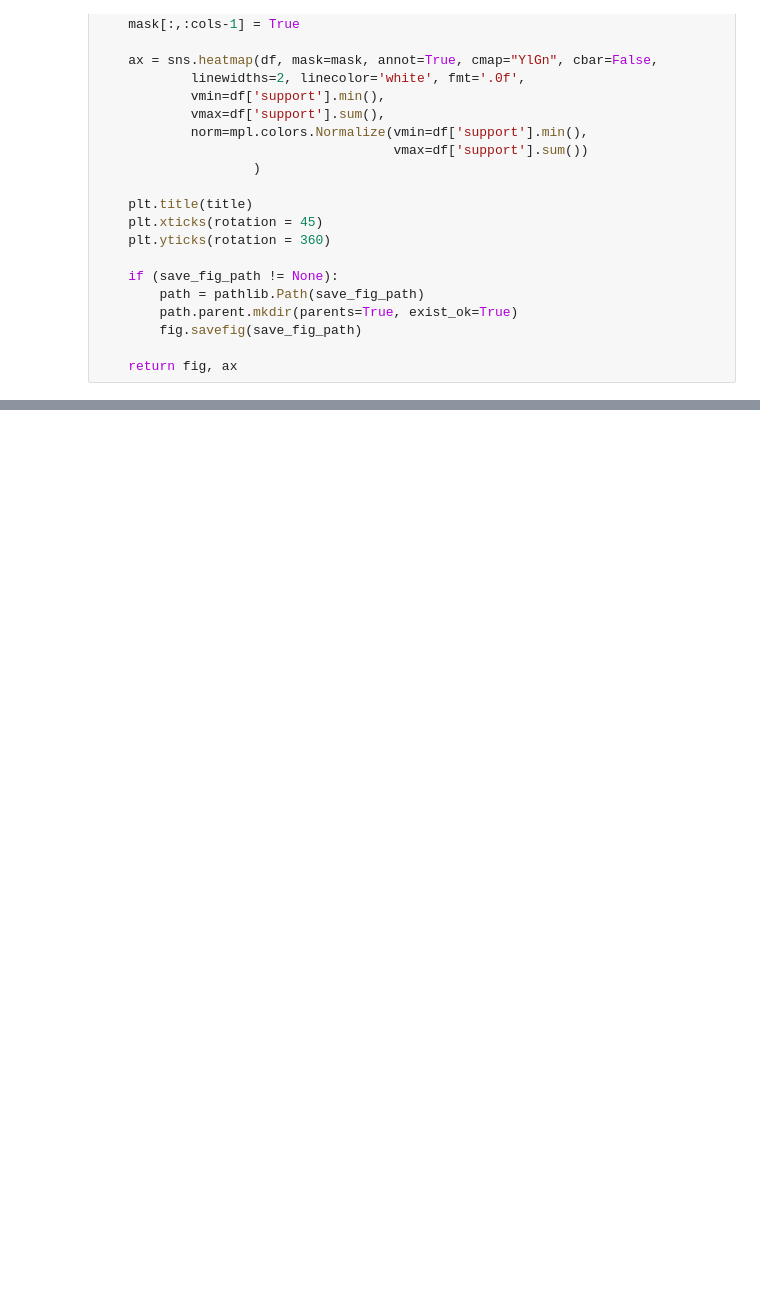
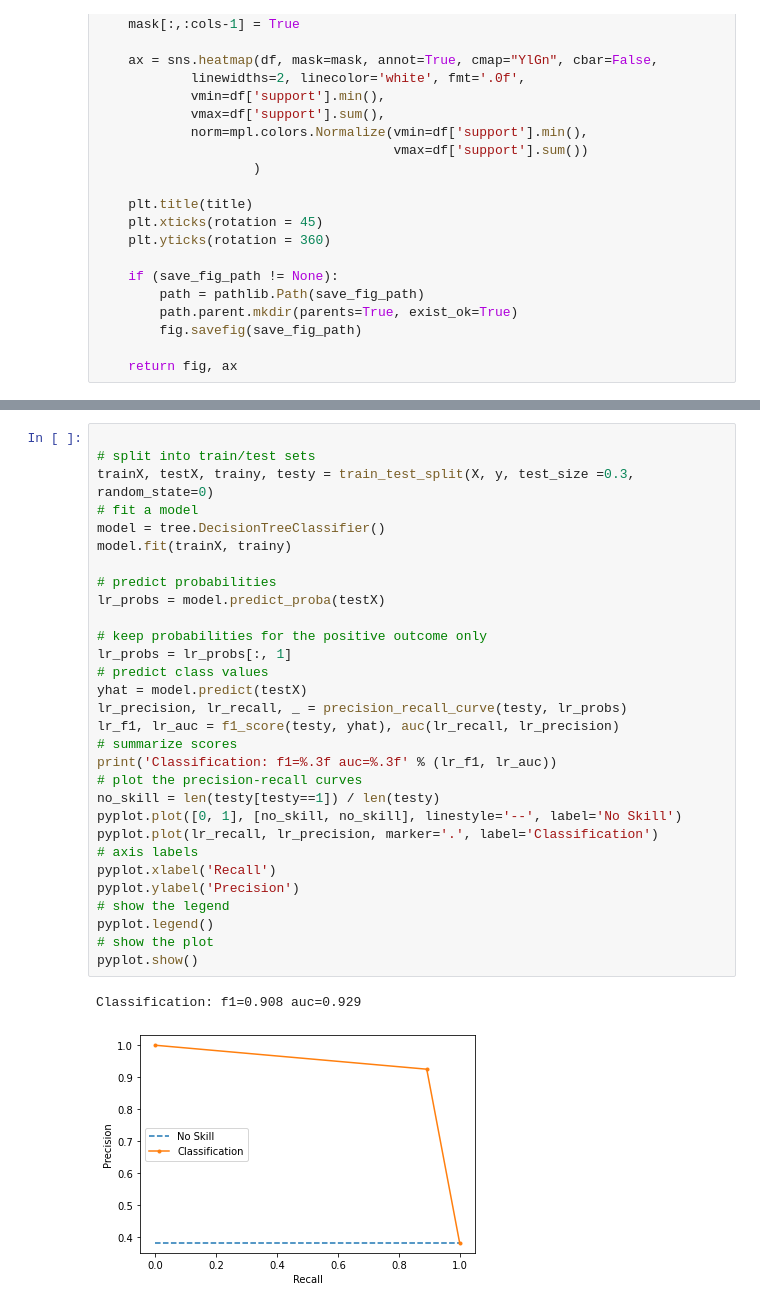
Before and after one commit to mohammadakbarpour/ML-exercises, a Jupyter notebook: 02 Decision Tree.ipynb, the cells around one changed output, grey strips where cells are left out. Saved outputs shown, nothing was run; the diff lists cells and outputs as text; blank space fills up the shorter version.

```diff
--- a/02 Decision Tree.ipynb
+++ b/02 Decision Tree.ipynb
@@ -342,0 +352,33 @@ fig, ax = plot_classification_report(y_test, y_pred,
+# %%
+
+# split into train/test sets
+trainX, testX, trainy, testy = train_test_split(X, y, test_size =0.3, random_state=0)
+# fit a model
+model = tree.DecisionTreeClassifier()
+model.fit(trainX, trainy)
+
+# predict probabilities
+lr_probs = model.predict_proba(testX)
+
+# keep probabilities for the positive outcome only
+lr_probs = lr_probs[:, 1]
+# predict class values
+yhat = model.predict(testX)
+lr_precision, lr_recall, _ = precision_recall_curve(testy, lr_probs)
+lr_f1, lr_auc = f1_score(testy, yhat), auc(lr_recall, lr_precision)
+# summarize scores
+print('Classification: f1=%.3f auc=%.3f' % (lr_f1, lr_auc))
+# plot the precision-recall curves
+no_skill = len(testy[testy==1]) / len(testy)
+pyplot.plot([0, 1], [no_skill, no_skill], linestyle='--', label='No Skill')
+pyplot.plot(lr_recall, lr_precision, marker='.', label='Classification')
+# axis labels
+pyplot.xlabel('Recall')
+pyplot.ylabel('Precision')
+# show the legend
+pyplot.legend()
+# show the plot
+pyplot.show()
+# %% [output]
+Classification: f1=0.908 auc=0.929
+[figure, added]
```
Also changed, not shown: parts of 6 cells of this notebook.
